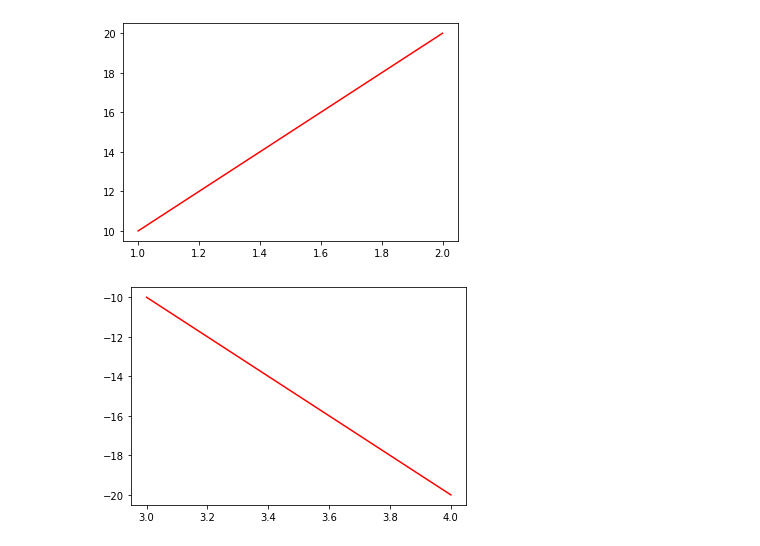
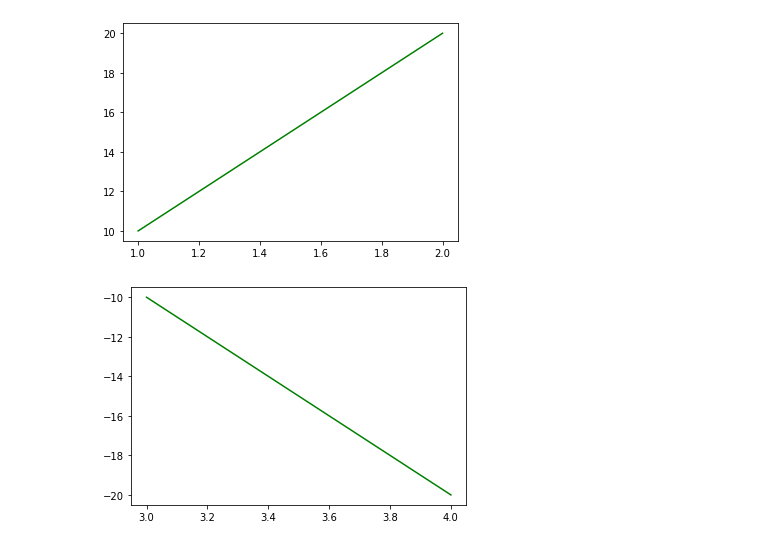
Before and after one commit to Octoframes/jupyter_capture_output, a Jupyter notebook: example_notebook.ipynb, the cells around one changed output. Cells and saved outputs as stored; diff of their text form; code cells hidden in the pictures.

```diff
--- a/example_notebook.ipynb
+++ b/example_notebook.ipynb
@@ -15,11 +21,11 @@ plt.show()
 # %%
-%%capture_img  --path "foo.jpg bar.jpg" --compression 50
-plt.plot([1,2],[10,20], color = "r")
+%%capture_img --path "cap/img1.png cap/img2.png"
+plt.plot([1,2],[10,20], color = "g")
 plt.show()
-plt.plot([3,4],[-10,-20],color = "r")
+plt.plot([3,4],[-10,-20],color = "g")
 plt.show()
 # %% [output]
-[figure, old version]
+[figure, new version]
-[figure, old version]
+[figure, new version]
 # %%
 from pathlib import Path
```
Also changed, not shown: parts of 5 cells of this notebook, 4 other files.
